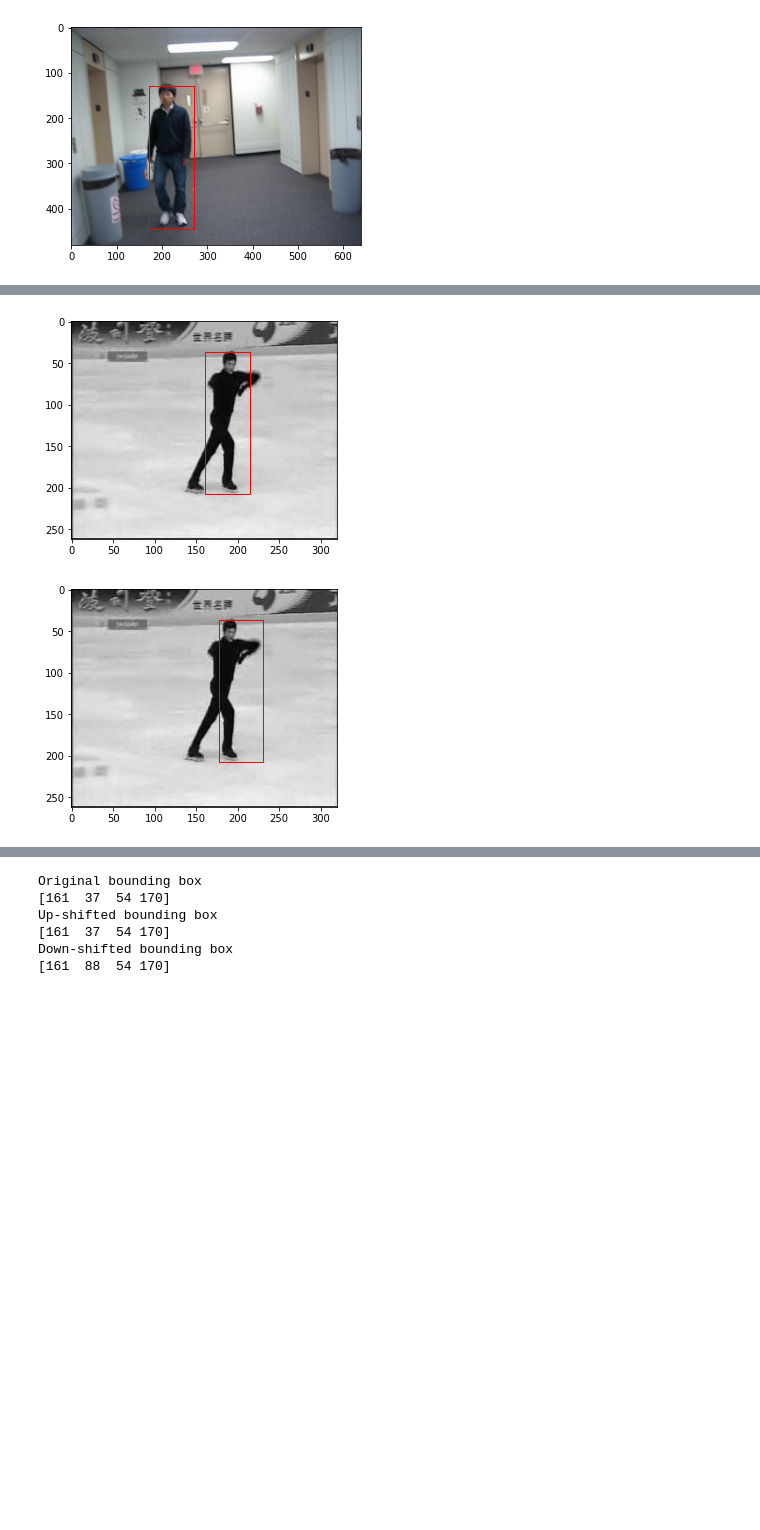
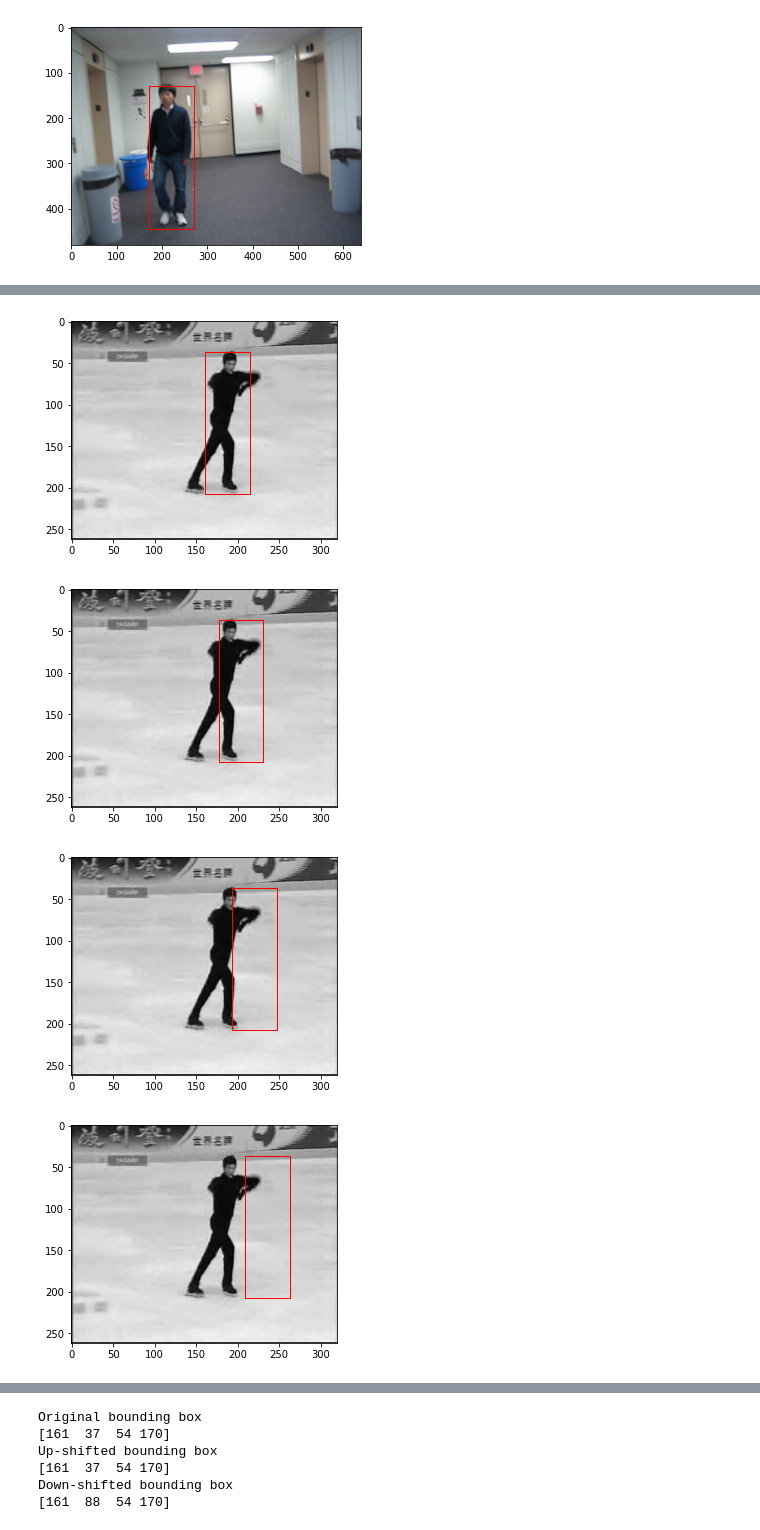
Before and after one commit to da2985/e6885-adnet, a Jupyter notebook: reinforce.ipynb, the cells around one changed output, grey strips where cells are left out. Saved outputs shown, nothing was run; the diff lists cells and outputs as text; code cells hidden in the pictures; blank space fills up the shorter version.

Commit message:
Improve print debugging

```diff
--- a/reinforce.ipynb
+++ b/reinforce.ipynb
@@ -332,6 +332,14 @@ print(plotNpImageBBox(img, bbox))
 print("Right-shifted bounding box")
 bbox = move(img, bbox, "right")
 print(plotNpImageBBox(img, bbox))
+bbox = move(img, bbox, "right")
+print(plotNpImageBBox(img, bbox))
+bbox = move(img, bbox, "right")
+print(plotNpImageBBox(img, bbox))
+bbox = move(img, bbox, "right")
+print(plotNpImageBBox(img, bbox))
+bbox = move(img, bbox, "right")
+print(plotNpImageBBox(img, bbox))
 # %% [output]
 Original bounding box
 [161  37  54 170]
@@ -344,4 +356,6 @@ Right-shifted bounding box
 [figure]
 [figure]
 [figure]
 [figure]
+[figure, added]
+[figure, added]
```
Also changed, not shown: parts of 5 cells of this notebook.
